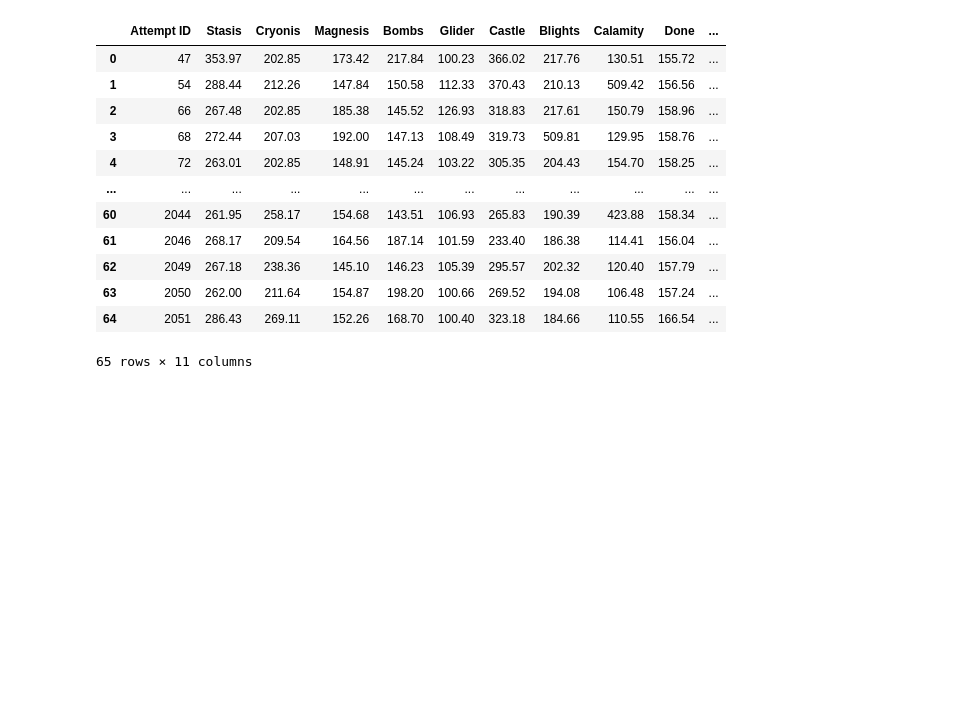
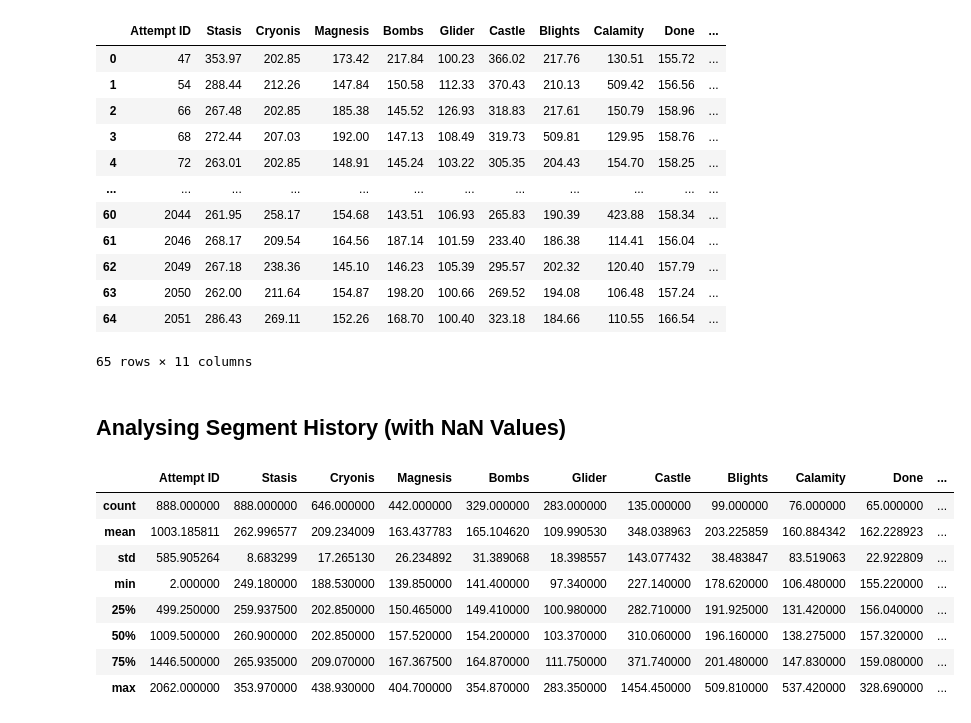
Before and after one commit to SlyZorua/botw-livesplit-attempt-analysis, a Jupyter notebook: data-science.ipynb, the cells around one changed output. Saved outputs shown, nothing was run; the diff lists cells and outputs as text; code cells hidden in the pictures; blank space fills up the shorter version.

```diff
--- a/data-science.ipynb
+++ b/data-science.ipynb
@@ -286,3 +306,17 @@ df_segment_history_woNaN
 | 63 | 2050 | 262.00 | 211.64 | 154.87 | 198.20 | 100.66 | 269.52 | 194.08 | 106.48 | 157.24 | ... |
 | 64 | 2051 | 286.43 | 269.11 | 152.26 | 168.70 | 100.40 | 323.18 | 184.66 | 110.55 | 166.54 | ... |
 65 rows × 11 columns
+# %% [markdown]
+## Analysing Segment History (with NaN Values)
+# %%
+df_segment_history_wNaN.describe()
+# %% [output]
+|  | Attempt ID | Stasis | Cryonis | Magnesis | Bombs | Glider | Castle | Blights | Calamity | Done | ... |
+| count | 888.000000 | 888.000000 | 646.000000 | 442.000000 | 329.000000 | 283.000000 | 135.000000 | 99.000000 | 76.000000 | 65.000000 | ... |
+| mean | 1003.185811 | 262.996577 | 209.234009 | 163.437783 | 165.104620 | 109.990530 | 348.038963 | 203.225859 | 160.884342 | 162.228923 | ... |
+| std | 585.905264 | 8.683299 | 17.265130 | 26.234892 | 31.389068 | 18.398557 | 143.077432 | 38.483847 | 83.519063 | 22.922809 | ... |
+| min | 2.000000 | 249.180000 | 188.530000 | 139.850000 | 141.400000 | 97.340000 | 227.140000 | 178.620000 | 106.480000 | 155.220000 | ... |
+| 25% | 499.250000 | 259.937500 | 202.850000 | 150.465000 | 149.410000 | 100.980000 | 282.710000 | 191.925000 | 131.420000 | 156.040000 | ... |
+| 50% | 1009.500000 | 260.900000 | 202.850000 | 157.520000 | 154.200000 | 103.370000 | 310.060000 | 196.160000 | 138.275000 | 157.320000 | ... |
+| 75% | 1446.500000 | 265.935000 | 209.070000 | 167.367500 | 164.870000 | 111.750000 | 371.740000 | 201.480000 | 147.830000 | 159.080000 | ... |
+| max | 2062.000000 | 353.970000 | 438.930000 | 404.700000 | 354.870000 | 283.350000 | 1454.450000 | 509.810000 | 537.420000 | 328.690000 | ... |
```
Also changed, not shown: parts of 10 cells of this notebook.
